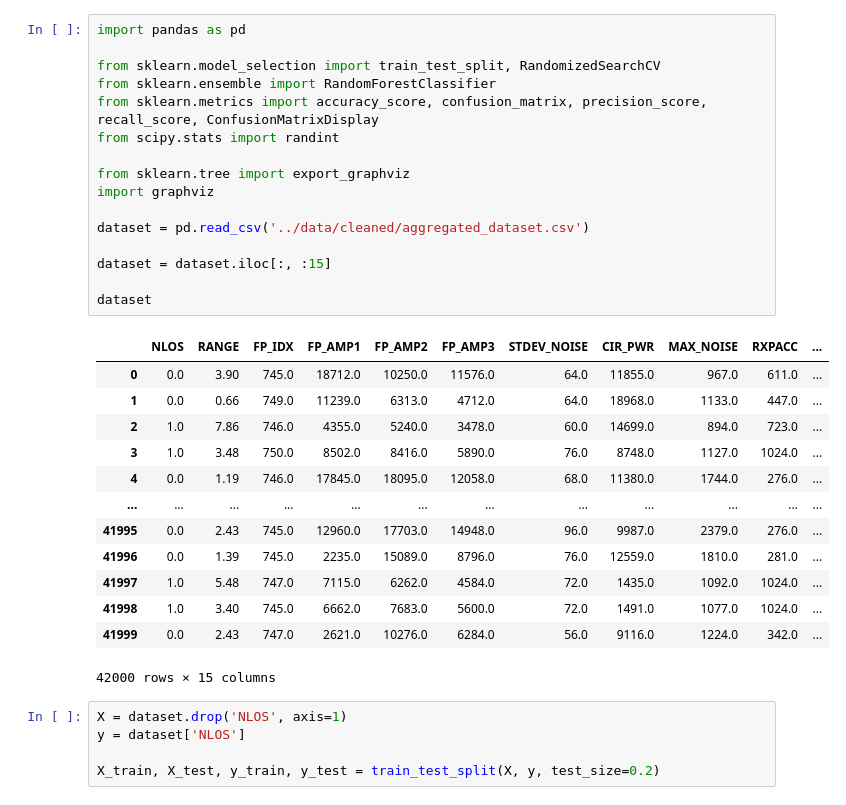
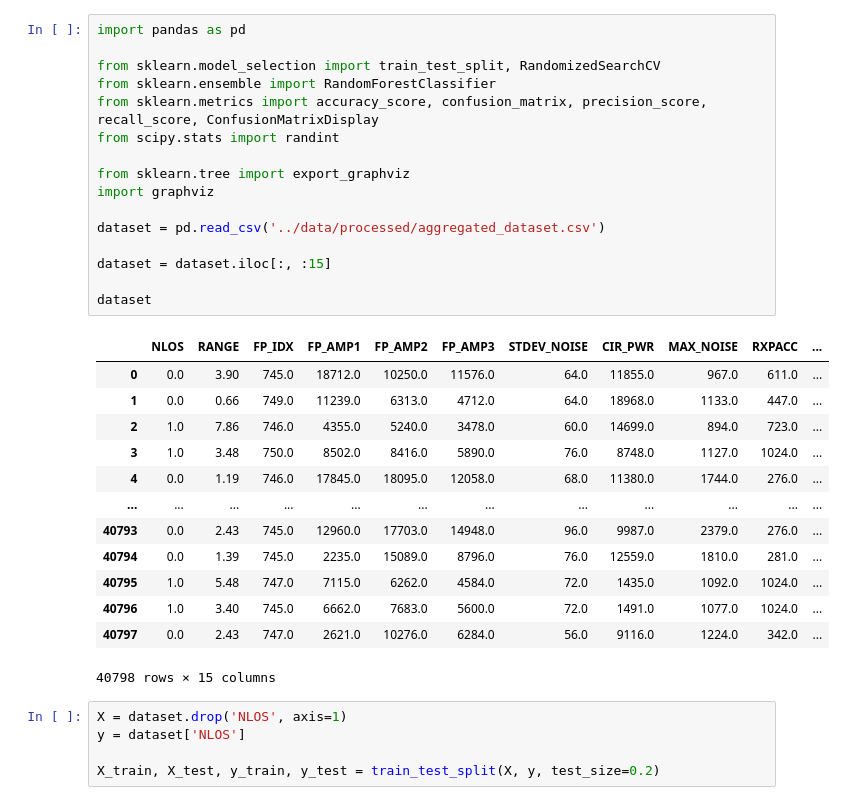
Before and after one commit to larryhokinghonh/LOS-NLOS-DA, a Jupyter notebook: notebooks/random_forest.ipynb, the cells around one changed output. Drawn from its saved outputs; the diff is of its cells as text.

```diff
--- a/notebooks/random_forest.ipynb
+++ b/notebooks/random_forest.ipynb
@@ -1,33 +1,33 @@
 # %%
 import pandas as pd
 
 from sklearn.model_selection import train_test_split, RandomizedSearchCV
 from sklearn.ensemble import RandomForestClassifier
 from sklearn.metrics import accuracy_score, confusion_matrix, precision_score, recall_score, ConfusionMatrixDisplay
 from scipy.stats import randint
 
 from sklearn.tree import export_graphviz
 import graphviz
 
-dataset = pd.read_csv('../data/cleaned/aggregated_dataset.csv')
+dataset = pd.read_csv('../data/processed/aggregated_dataset.csv')
 
 dataset = dataset.iloc[:, :15]
 
 dataset
 # %% [output]
 |  | NLOS | RANGE | FP_IDX | FP_AMP1 | FP_AMP2 | FP_AMP3 | STDEV_NOISE | CIR_PWR | MAX_NOISE | RXPACC | ... |
 | 0 | 0.0 | 3.90 | 745.0 | 18712.0 | 10250.0 | 11576.0 | 64.0 | 11855.0 | 967.0 | 611.0 | ... |
 | 1 | 0.0 | 0.66 | 749.0 | 11239.0 | 6313.0 | 4712.0 | 64.0 | 18968.0 | 1133.0 | 447.0 | ... |
 | 2 | 1.0 | 7.86 | 746.0 | 4355.0 | 5240.0 | 3478.0 | 60.0 | 14699.0 | 894.0 | 723.0 | ... |
 | 3 | 1.0 | 3.48 | 750.0 | 8502.0 | 8416.0 | 5890.0 | 76.0 | 8748.0 | 1127.0 | 1024.0 | ... |
 | 4 | 0.0 | 1.19 | 746.0 | 17845.0 | 18095.0 | 12058.0 | 68.0 | 11380.0 | 1744.0 | 276.0 | ... |
 | ... | ... | ... | ... | ... | ... | ... | ... | ... | ... | ... | ... |
-| 41995 | 0.0 | 2.43 | 745.0 | 12960.0 | 17703.0 | 14948.0 | 96.0 | 9987.0 | 2379.0 | 276.0 | ... |
-| 41996 | 0.0 | 1.39 | 745.0 | 2235.0 | 15089.0 | 8796.0 | 76.0 | 12559.0 | 1810.0 | 281.0 | ... |
-| 41997 | 1.0 | 5.48 | 747.0 | 7115.0 | 6262.0 | 4584.0 | 72.0 | 1435.0 | 1092.0 | 1024.0 | ... |
-| 41998 | 1.0 | 3.40 | 745.0 | 6662.0 | 7683.0 | 5600.0 | 72.0 | 1491.0 | 1077.0 | 1024.0 | ... |
-| 41999 | 0.0 | 2.43 | 747.0 | 2621.0 | 10276.0 | 6284.0 | 56.0 | 9116.0 | 1224.0 | 342.0 | ... |
+| 40793 | 0.0 | 2.43 | 745.0 | 12960.0 | 17703.0 | 14948.0 | 96.0 | 9987.0 | 2379.0 | 276.0 | ... |
+| 40794 | 0.0 | 1.39 | 745.0 | 2235.0 | 15089.0 | 8796.0 | 76.0 | 12559.0 | 1810.0 | 281.0 | ... |
+| 40795 | 1.0 | 5.48 | 747.0 | 7115.0 | 6262.0 | 4584.0 | 72.0 | 1435.0 | 1092.0 | 1024.0 | ... |
+| 40796 | 1.0 | 3.40 | 745.0 | 6662.0 | 7683.0 | 5600.0 | 72.0 | 1491.0 | 1077.0 | 1024.0 | ... |
+| 40797 | 0.0 | 2.43 | 747.0 | 2621.0 | 10276.0 | 6284.0 | 56.0 | 9116.0 | 1224.0 | 342.0 | ... |
-42000 rows × 15 columns
+40798 rows × 15 columns
 # %%
 X = dataset.drop('NLOS', axis=1)
 y = dataset['NLOS']
```
Also changed, not shown: parts of 6 cells of this notebook, 4 other files.
